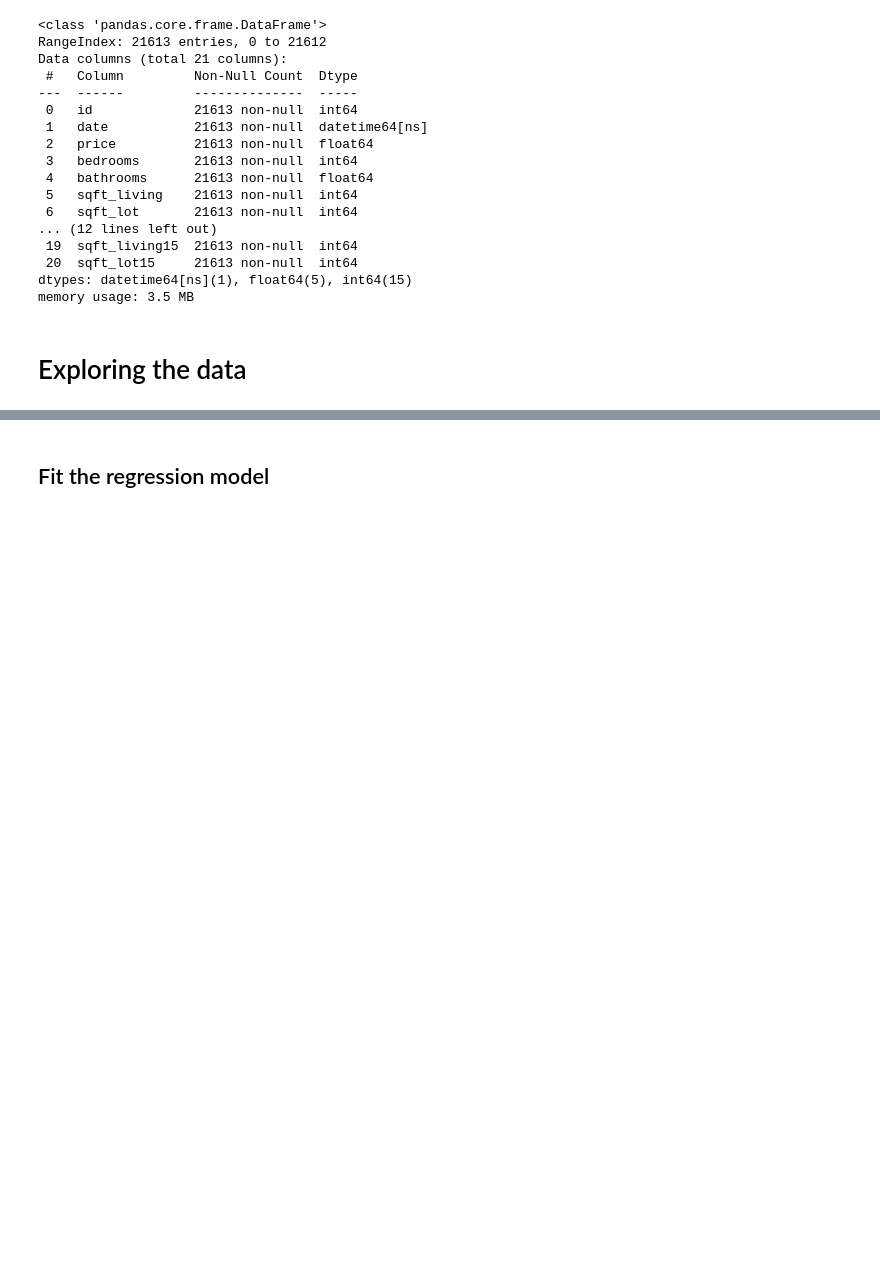
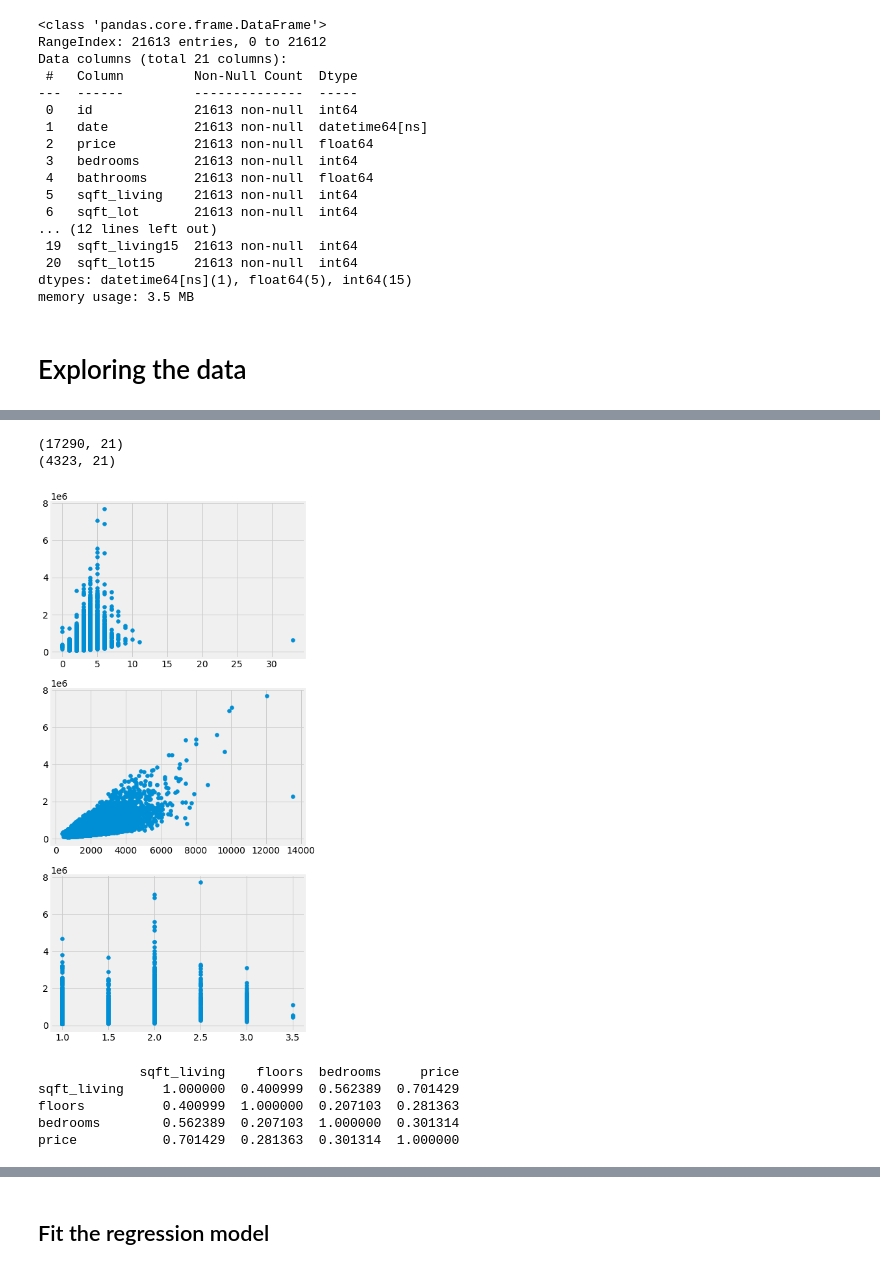
Before and after one commit to syedmeesamali/CourseraPlus, a Jupyter notebook: 6_ML_Combined_Courses/Practice/Pandas_House.ipynb, the cells around one changed output, grey strips where cells are left out. Cells and saved outputs as stored; diff of their text form; code cells hidden in the pictures; blank space fills up the shorter version.

Commit message:
Some corr and detailed review before making next functions

```diff
--- a/6_ML_Combined_Courses/Practice/Pandas_House.ipynb
+++ b/6_ML_Combined_Courses/Practice/Pandas_House.ipynb
@@ -35,0 +39,28 @@ plt.show()
+# %%
+train_df = df.head(17290)
+test_df = df.tail(len(df) - len(train_df))
+print(train_df.shape)
+print(test_df.shape)
+# %% [output]
+(17290, 21)
+(4323, 21)
+# %%
+fig = plt.figure(figsize=(7, 15))
+plt.style.use('fivethirtyeight')
+ax1 = fig.add_subplot(3,1,1)
+ax1.scatter(x = train_df['bedrooms'], y= train_df["price"])
+ax2 = fig.add_subplot(3,1,2)
+ax2.scatter(x = train_df['sqft_living'], y= train_df["price"])
+ax3 = fig.add_subplot(3,1,3)
+ax3.scatter(x = train_df['floors'], y= train_df["price"])
+plt.show()
+# %% [output]
+[figure, added]
+# %%
+print(train_df[['sqft_living', 'floors', 'bedrooms', 'price']].corr())
+# %% [output]
+             sqft_living    floors  bedrooms     price
+sqft_living     1.000000  0.400999  0.562389  0.701429
+floors          0.400999  1.000000  0.207103  0.281363
+bedrooms        0.562389  0.207103  1.000000  0.301314
+price           0.701429  0.281363  0.301314  1.000000
```
Also changed, not shown: parts of 13 cells of this notebook, 1 other file.
